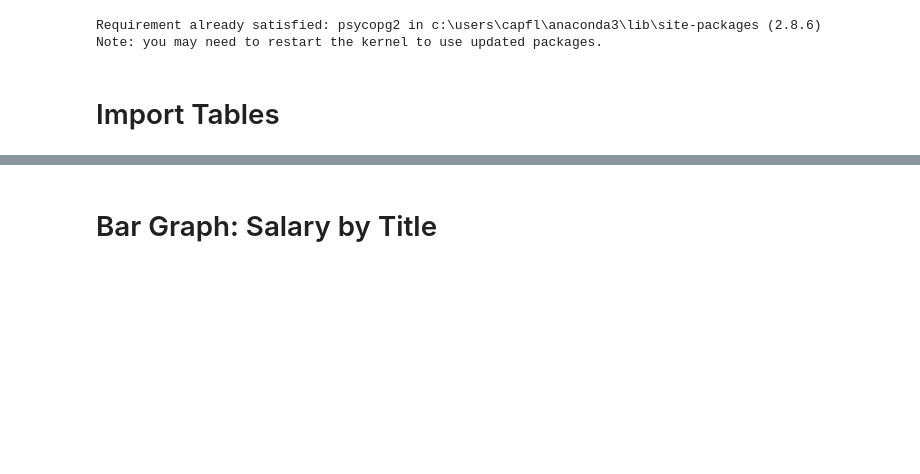
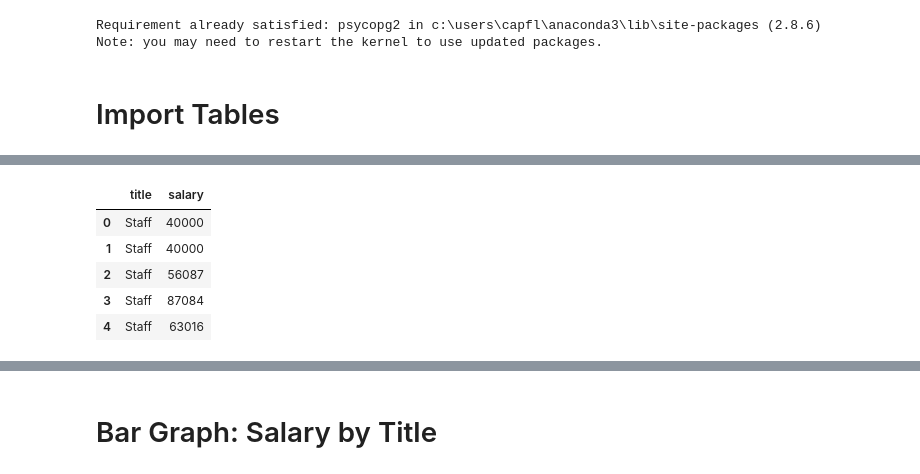
Before and after one commit to capflaum/SQL_Database_Modeling, a Jupyter notebook: Bonus/sql_bonus_charts.ipynb, the cells around one changed output, grey strips where cells are left out. Drawn from its saved outputs; the diff is of its cells as text; code cells hidden in the pictures; blank space fills up the shorter version.

```diff
--- a/Bonus/sql_bonus_charts.ipynb
+++ b/Bonus/sql_bonus_charts.ipynb
@@ -97,0 +62,10 @@ salary_df.describe()
+# %%
+title_salaries = employee_title_salaries[['title', 'salary']]
+title_salaries.head()
+# %% [output]
+|  | title | salary |
+| 0 | Staff | 40000 |
+| 1 | Staff | 40000 |
+| 2 | Staff | 56087 |
+| 3 | Staff | 87084 |
+| 4 | Staff | 63016 |
```
Also changed, not shown: parts of 14 cells of this notebook.
